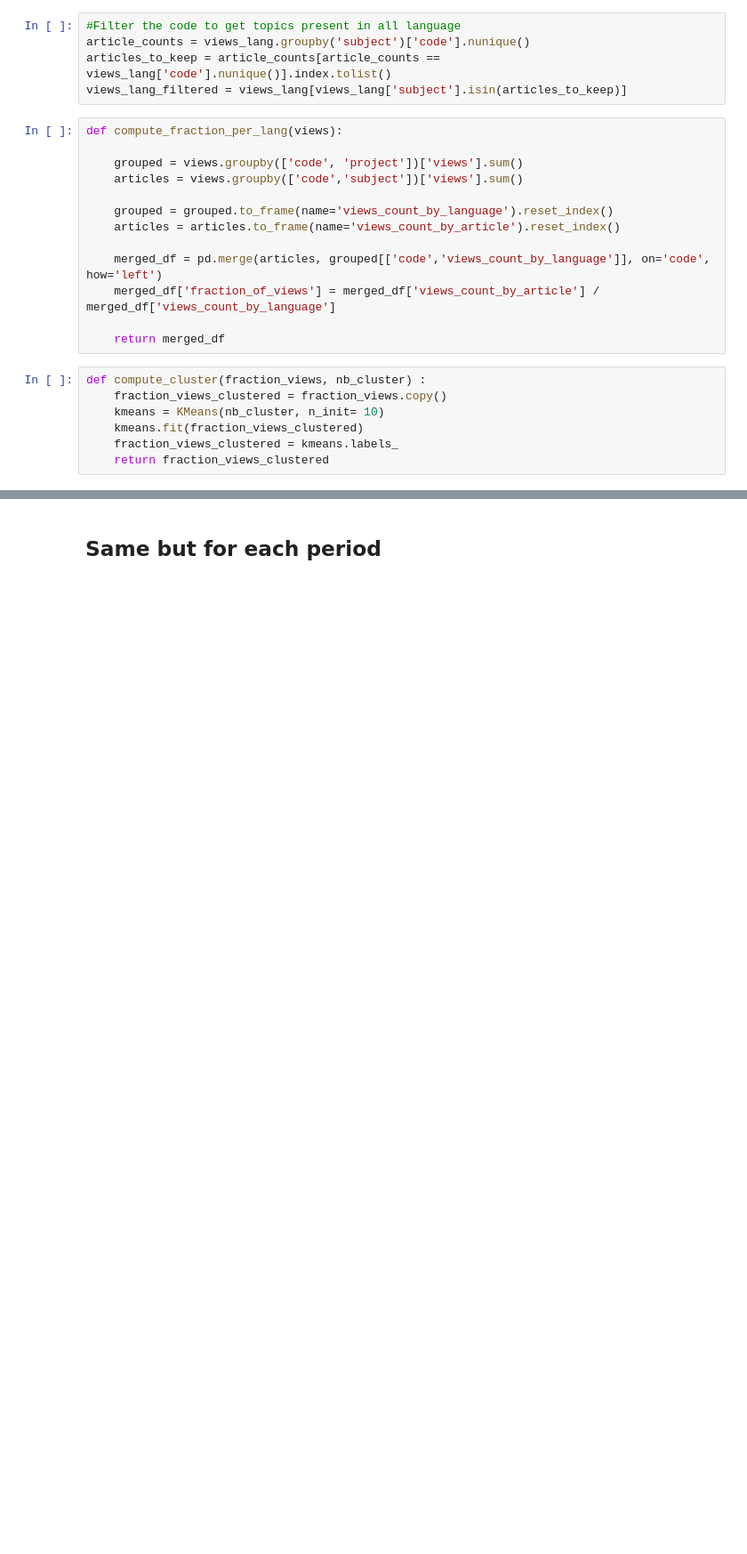
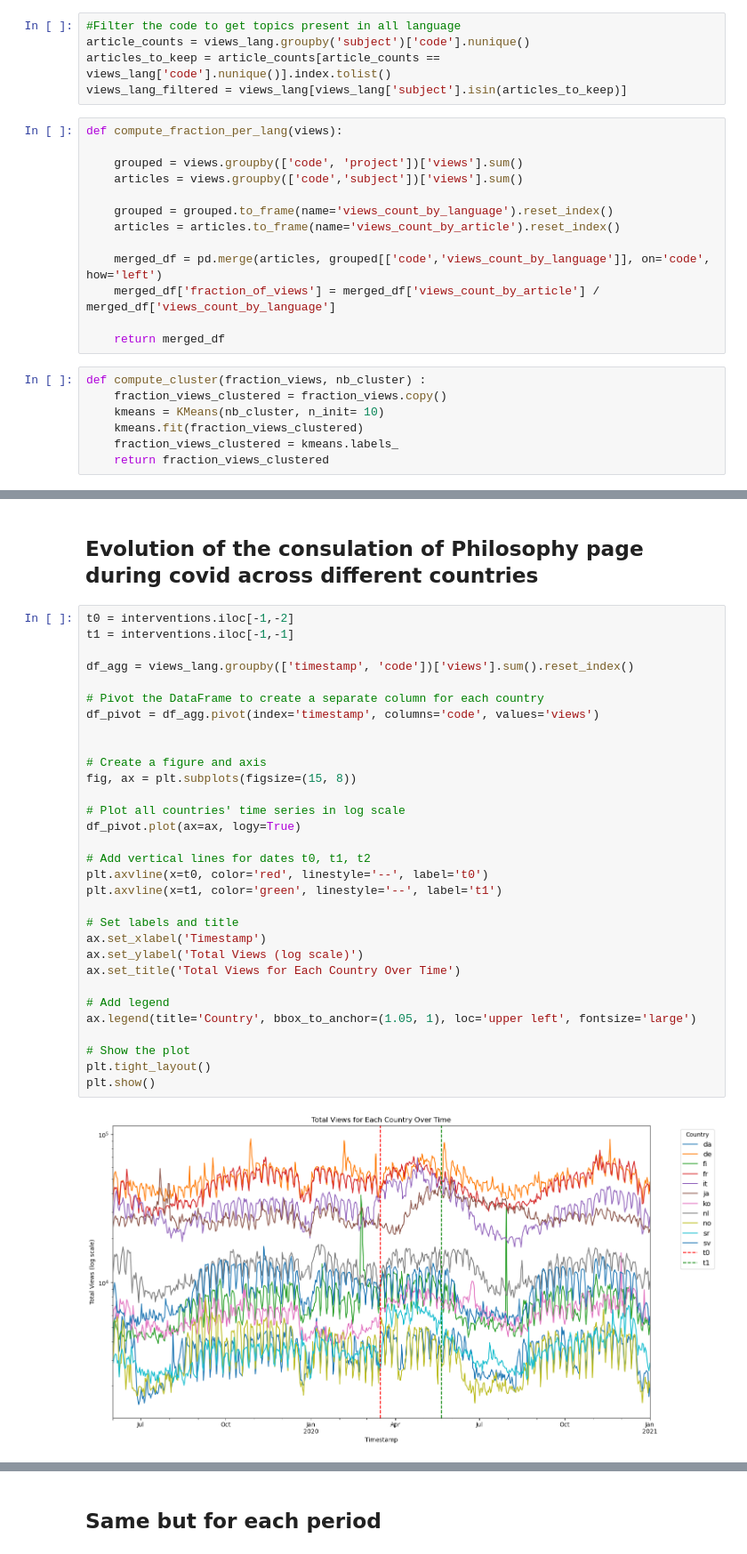
Before and after one commit to epfl-ada/ada-2023-project-mandarinecorp, a Jupyter notebook: Analysis_V0.ipynb, the cells around one changed output, grey strips where cells are left out. Shown at 89% size. Drawn from its saved outputs; the diff is of its cells as text; blank space fills up the shorter version.

```diff
--- a/Analysis_V0.ipynb
+++ b/Analysis_V0.ipynb
@@ -71,0 +107,35 @@ plt.grid()
+# %% [markdown]
+## Evolution of the consulation of Philosophy page during covid across different countries
+# %%
+t0 = interventions.iloc[-1,-2]
+t1 = interventions.iloc[-1,-1]
+
+df_agg = views_lang.groupby(['timestamp', 'code'])['views'].sum().reset_index()
+
+# Pivot the DataFrame to create a separate column for each country
+df_pivot = df_agg.pivot(index='timestamp', columns='code', values='views')
+
+
+# Create a figure and axis
+fig, ax = plt.subplots(figsize=(15, 8))
+
+# Plot all countries' time series in log scale
+df_pivot.plot(ax=ax, logy=True)
+
+# Add vertical lines for dates t0, t1, t2
+plt.axvline(x=t0, color='red', linestyle='--', label='t0')
+plt.axvline(x=t1, color='green', linestyle='--', label='t1')
+
+# Set labels and title
+ax.set_xlabel('Timestamp')
+ax.set_ylabel('Total Views (log scale)')
+ax.set_title('Total Views for Each Country Over Time')
+
+# Add legend
+ax.legend(title='Country', bbox_to_anchor=(1.05, 1), loc='upper left', fontsize='large')
+
+# Show the plot
+plt.tight_layout()
+plt.show()
+# %% [output]
+[figure, added]
```
Also changed, not shown: parts of 39 cells of this notebook.
